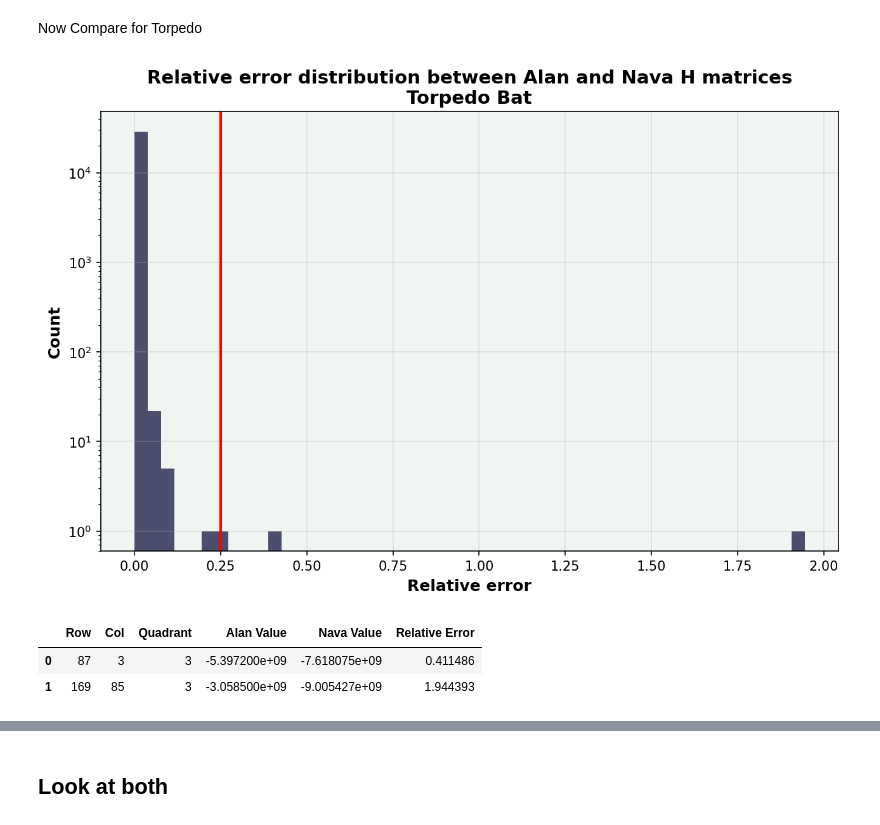
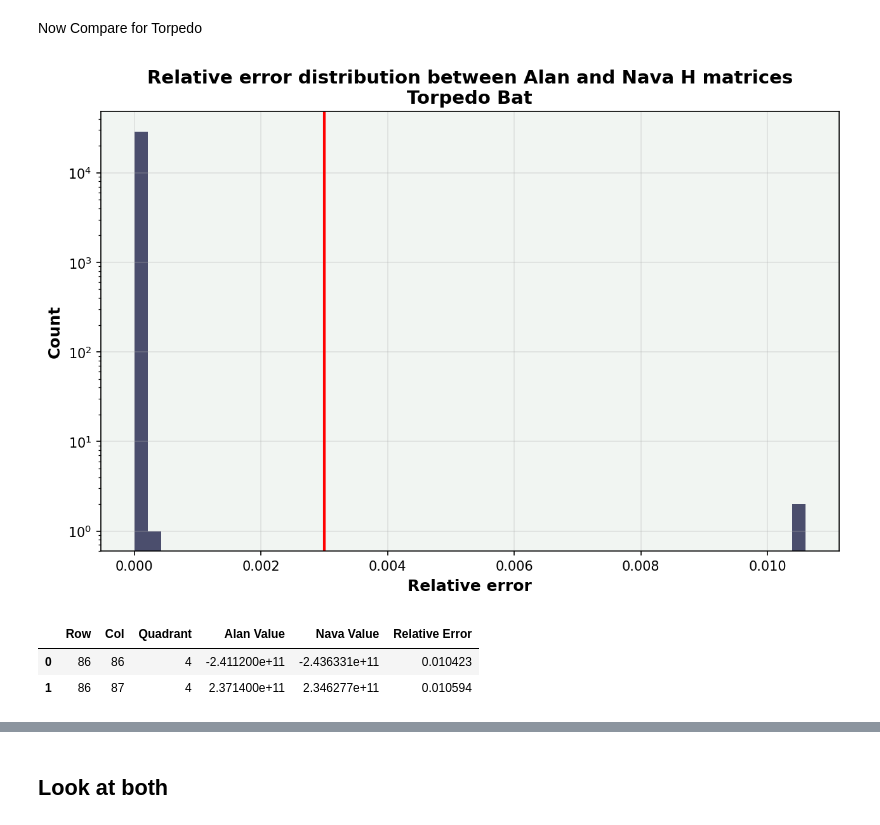
Before and after one commit to navawolfish/bat-ball-collision-model, a Jupyter notebook: testing_H.ipynb, the cells around one changed output, grey strips where cells are left out. Saved outputs shown, nothing was run; the diff lists cells and outputs as text; code cells hidden in the pictures.

```diff
--- a/testing_H.ipynb
+++ b/testing_H.ipynb
@@ -31,6 +31,9 @@ colors = plt.get_cmap('tab10').colors
 #turn colors into a list
 colors = [colors[i] for i in range(len(colors))]
 colors = ['#EFA00B', '#439775', '#4B4E6D', '#6A4C93', '#FAC8CD', '#9BC1BC', '#5D737E', '#D9BF77', '#ACD8AA', '#FFE156']
+# %%
+#set discrepancy tolerance
+tol = 0.003
 # %% [markdown]
 ## **Standard Bat**
 # %%
@@ -301,18 +305,18 @@ H_alanT = load_H_matrix('data/H_matrix_torpedo.csv', N)
 # %%
 #rel error
 rel_error = np.abs(H_alanT - H_navaT) / (np.abs(H_alanT) + 1e-10)
 plt.hist(rel_error.flatten(), bins = 50, color = colors[2])
 plt.xlabel('Relative error')
-plt.axvline(x = 0.25, color = 'red', label = '0.25 threshold')
+plt.axvline(x = tol, color = 'red', label = f'{tol} threshold')
 plt.ylabel('Count')
 plt.yscale('log')
 plt.title('Relative error distribution between Alan and Nava H matrices\nTorpedo Bat')
 plt.show()
 # %% [output]
-[figure, old version]
+[figure, new version]
 # %%
 # high error
-high_error_idxs = np.where(rel_error > 0.25)
+high_error_idxs = np.where(rel_error > tol)
 discrepancy_dfT = pd.DataFrame({
     'Row': high_error_idxs[0] + 1,  # add 1 to convert from 0-indexed to 1-indexed
     'Col': high_error_idxs[1] + 1,  # add 1 to convert from 0-indexed to 1-indexed
@@ -326,8 +330,8 @@ discrepancy_dfT = pd.DataFrame({
 discrepancy_dfT
 # %% [output]
 |  | Row | Col | Quadrant | Alan Value | Nava Value | Relative Error |
-| 0 | 87 | 3 | 3 | -5.397200e+09 | -7.618075e+09 | 0.411486 |
-| 1 | 169 | 85 | 3 | -3.058500e+09 | -9.005427e+09 | 1.944393 |
+| 0 | 86 | 86 | 4 | -2.411200e+11 | -2.436331e+11 | 0.010423 |
+| 1 | 86 | 87 | 4 | 2.371400e+11 | 2.346277e+11 | 0.010594 |
 # %%
 # Compute eigenvalues for both matrices
 evals_alan = np.linalg.eig(H_alanT)[0]
```
Also changed, not shown: parts of 10 cells of this notebook, 1 other file.
